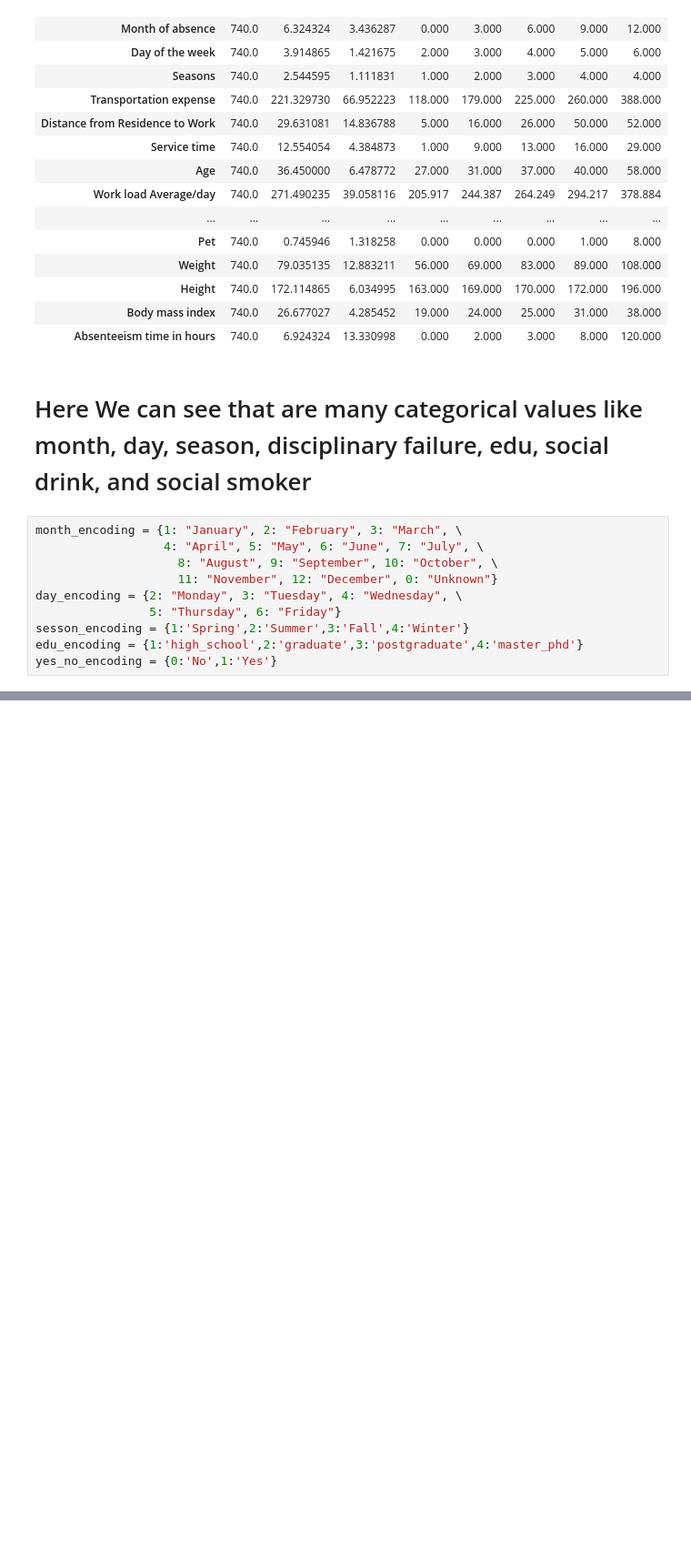
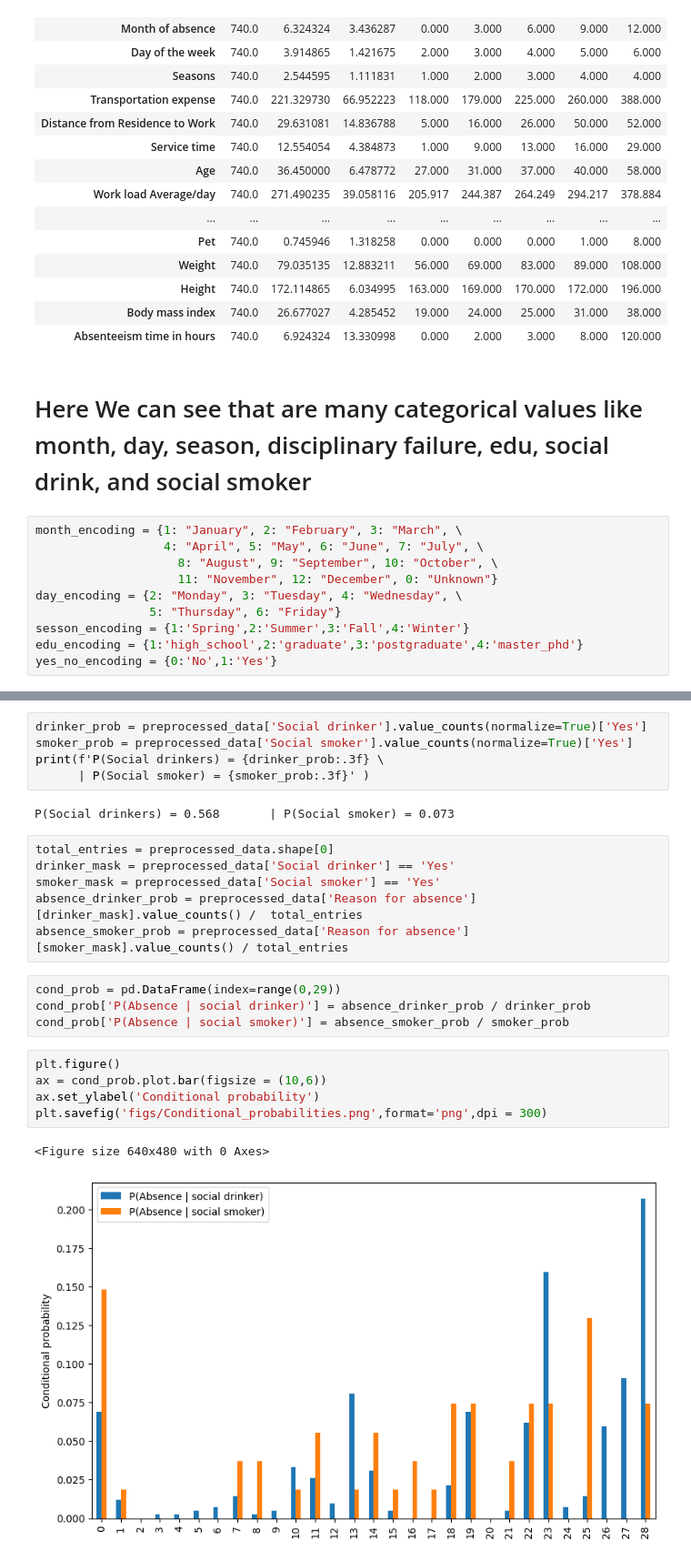
Before and after one commit to Maansy/Absenteeism-at-Work, a Jupyter notebook: AbsenteeismAtWork.ipynb, the cells around one changed output, grey strips where cells are left out. Shown at 91% size. Saved outputs shown, nothing was run; the diff lists cells and outputs as text; blank space fills up the shorter version.

```diff
--- a/AbsenteeismAtWork.ipynb
+++ b/AbsenteeismAtWork.ipynb
@@ -104,0 +169,25 @@ preprocessed_data.head(10).T
+# %%
+drinker_prob = preprocessed_data['Social drinker'].value_counts(normalize=True)['Yes']
+smoker_prob = preprocessed_data['Social smoker'].value_counts(normalize=True)['Yes']
+print(f'P(Social drinkers) = {drinker_prob:.3f} \
+      | P(Social smoker) = {smoker_prob:.3f}' )
+# %% [output]
+P(Social drinkers) = 0.568       | P(Social smoker) = 0.073
+# %%
+total_entries = preprocessed_data.shape[0]
+drinker_mask = preprocessed_data['Social drinker'] == 'Yes'
+smoker_mask = preprocessed_data['Social smoker'] == 'Yes'
+absence_drinker_prob = preprocessed_data['Reason for absence'][drinker_mask].value_counts() /  total_entries
+absence_smoker_prob = preprocessed_data['Reason for absence'][smoker_mask].value_counts() / total_entries
+# %%
+cond_prob = pd.DataFrame(index=range(0,29))
+cond_prob['P(Absence | social drinker)'] = absence_drinker_prob / drinker_prob
+cond_prob['P(Absence | social smoker)'] = absence_smoker_prob / smoker_prob
+# %%
+plt.figure()
+ax = cond_prob.plot.bar(figsize = (10,6))
+ax.set_ylabel('Conditional probability')
+plt.savefig('figs/Conditional_probabilities.png',format='png',dpi = 300)
+# %% [output]
+<Figure size 640x480 with 0 Axes>
+[figure, added]
```
Also changed, not shown: parts of 12 cells of this notebook, 6 other files.
